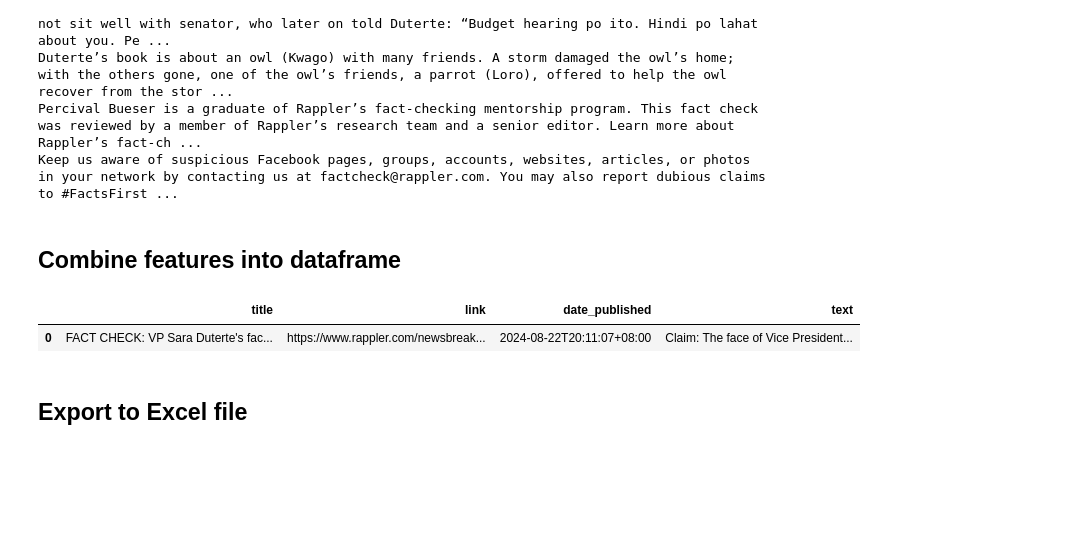
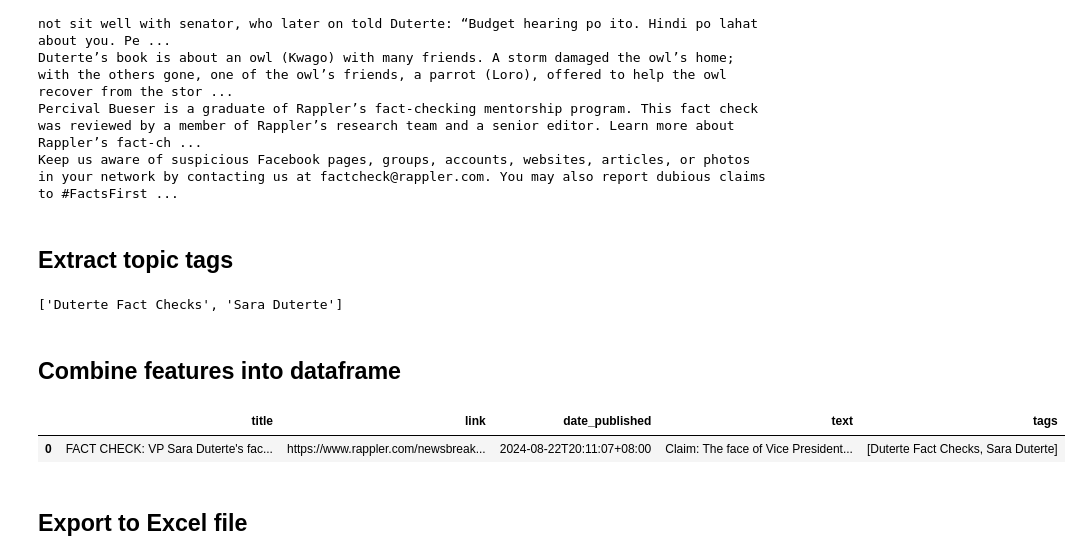
Before and after one commit to dyi-el/social-computing, a Jupyter notebook: 1 - NLP Data Collection.ipynb, the cells around one changed output. Drawn from its saved outputs; the diff is of its cells as text; code cells hidden in the pictures; blank space fills up the shorter version.

```diff
--- a/1 - NLP Data Collection.ipynb
+++ b/1 - NLP Data Collection.ipynb
@@ -153,22 +150,34 @@ Duterte, however, replied, accusing Hontiveros of “politicizing the budget hea
 Duterte’s book is about an owl (Kwago) with many friends. A storm damaged the owl’s home; with the others gone, one of the owl’s friends, a parrot (Loro), offered to help the owl recover from the stor ...
 Percival Bueser is a graduate of Rappler’s fact-checking mentorship program. This fact check was reviewed by a member of Rappler’s research team and a senior editor. Learn more about Rappler’s fact-ch ...
 Keep us aware of suspicious Facebook pages, groups, accounts, websites, articles, or photos in your network by contacting us at factcheck@rappler.com. You may also report dubious claims to #FactsFirst ...
+# %% [markdown]
+## Extract topic tags
+# %%
+# Retrieve tags (topics under related-topics-links)
+tags_div = soup.find("div", {"class": "related-topics-links"})
+tags = []
+if tags_div:
+    tags = [a.get_text(strip=True) for a in tags_div.find_all("a")]
+
+print(tags)
+# %% [output]
+['Duterte Fact Checks', 'Sara Duterte']
 # %% [markdown]
 ## Combine features into dataframe
 # %%
 # Link
 # Title
 # Date Published
 # Article's Text
 rappler = pd.DataFrame(
-    columns=['title', 'link', 'date_published', 'text']
+    columns=['title', 'link', 'date_published', 'text', 'tags']
 )
-doc_details = [title, link, date_published, text]
+doc_details = [title, link, date_published, text, tags]
 rappler.loc[len(rappler)] = doc_details
 rappler
 # %% [output]
-|  | title | link | date_published | text |
-| 0 | FACT CHECK: VP Sara Duterte's fac... | https://www.rappler.com/newsbreak... | 2024-08-22T20:11:07+08:00 | Claim: The face of Vice President... |
+|  | title | link | date_published | text | tags |
+| 0 | FACT CHECK: VP Sara Duterte's fac... | https://www.rappler.com/newsbreak... | 2024-08-22T20:11:07+08:00 | Claim: The face of Vice President... | [Duterte Fact Checks, Sara Duterte] |
 # %% [markdown]
 ## Export to Excel file
 # %%
```
Also changed, not shown: parts of 29 cells of this notebook, 1 other file.
